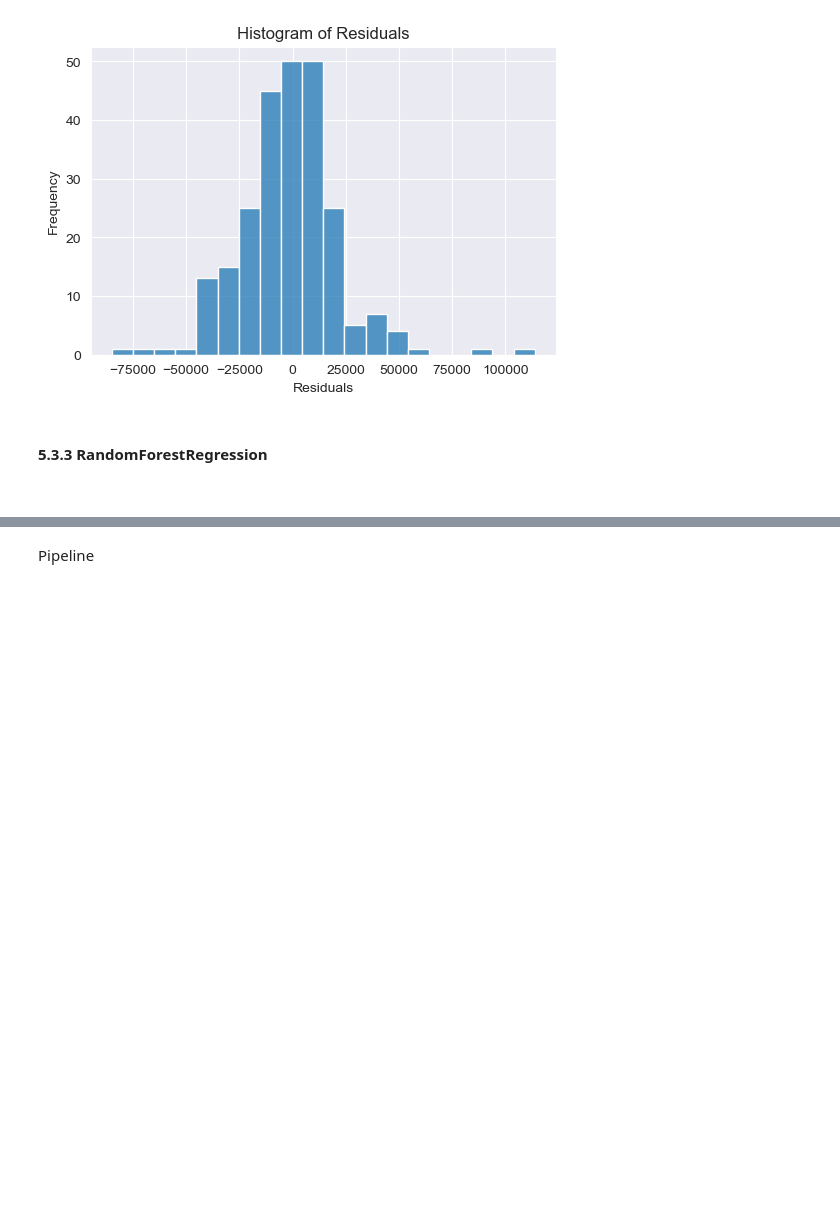
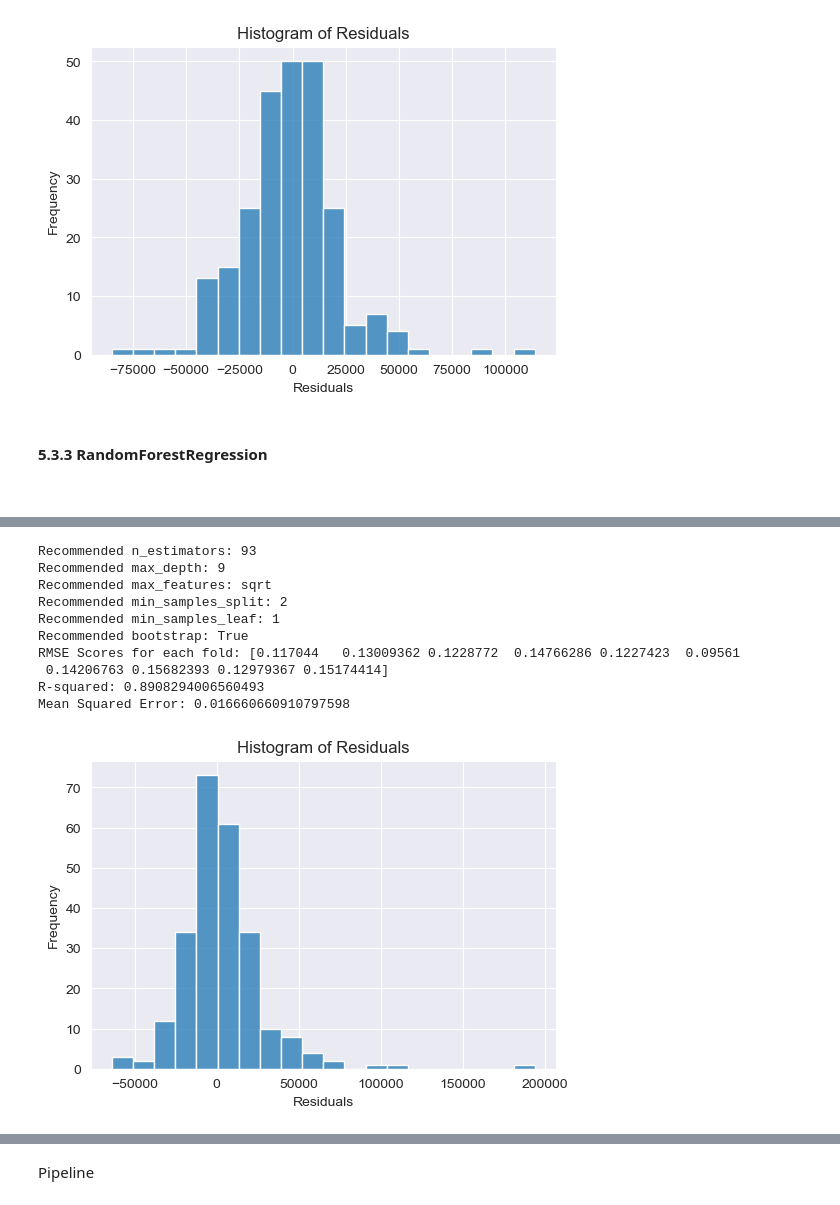
Before and after one commit to zygao930/CS010-Comprehensive-Predictive-Modeling-of-Ames-House-Prices, a Jupyter notebook: Comprehensive Predictive Modeling of Ames House Prices.ipynb, the cells around one changed output, grey strips where cells are left out. Drawn from its saved outputs; the diff is of its cells as text; code cells hidden in the pictures; blank space fills up the shorter version.

Commit message:
update randomsearchcv

```diff
--- a/Comprehensive Predictive Modeling of Ames House Prices.ipynb
+++ b/Comprehensive Predictive Modeling of Ames House Prices.ipynb
@@ -714,8 +714,18 @@ from scipy.stats import uniform,randint
 
 #  Set up the RandomizedSearchCV with appropriate distributions and ranges and find
 model = Ridge(random_state=seed)
-param_grid = {'alpha': uniform(0,10),'tol':uniform(0.01,0.000001),'max_iter':randint(10,1000)}
-rsearch = RandomizedSearchCV(estimator=model, param_distributions=param_grid, n_iter=100, random_state=seed)
+param_grid = {
+              'alpha': uniform(0,10),
+              'tol':uniform(0.01,0.000001),
+              'max_iter':randint(10,1000),
+              'solver':['auto', 'svd', 'cholesky'],
+              }
+
+rsearch = RandomizedSearchCV(estimator=model,
+                             param_distributions=param_grid,
+                             n_iter=100,
+                             random_state=seed)
+
 rsearch.fit(X_train_transformed_df, y_train)
 
 print("Recommended alpha ", rsearch.best_estimator_.alpha)
@@ -728,7 +738,7 @@ model = Ridge(
     fit_intercept=True,                              # Whether to calculate the intercept for this model
     max_iter=rsearch.best_estimator_.max_iter,       # Maximum number of iterations for optimization. None means until convergence.
     tol=rsearch.best_estimator_.tol,                 # Precision of the solution
-    solver='auto',                                   # Algorithm to use in the optimization problem ('auto', 'svd', 'cholesky', 'lsqr', 'sparse_cg', 'sag', 'saga')
+    solver=rsearch.best_estimator_.solver,                                   # Algorithm to use in the optimization problem ('auto', 'svd', 'cholesky', 'lsqr', 'sparse_cg', 'sag', 'saga')
     random_state=seed                                # Seed used by the random number generator
 )
 
@@ -772,0 +761,56 @@ Mean Squared Error: 0.017832242213125963
+# %%
+from sklearn.ensemble import RandomForestRegressor
+
+# Define the base Random Forest model
+model = RandomForestRegressor(random_state=seed)
+
+# Define the parameter grid for RandomizedSearchCV
+param_grid = {
+    'n_estimators': randint(50, 100),      # Number of trees in the forest (uniform distribution between 0 and 500)
+    'max_depth': randint(1, 10),          # Maximum depth of the trees (uniform distribution between 0 and 500)
+    'max_features': ['sqrt', 'log2'],  # Number of features to consider when looking for the best split
+    'min_samples_split': randint(2, 5),   # Minimum number of samples required to split an internal node (uniform distribution between 2 and 20)
+    'min_samples_leaf': randint(1, 5),    # Minimum number of samples required to be at a leaf node (uniform distribution between 1 and 10)
+}
+
+# Perform RandomizedSearchCV
+rsearch = RandomizedSearchCV(estimator=model,
+                             param_distributions=param_grid,
+                             n_iter=100,     # Number of parameter settings that are sampled
+                             random_state=seed)
+
+rsearch.fit(X_train_transformed_df, y_train)
+
+# Print the recommended hyperparameters
+print("Recommended n_estimators:", rsearch.best_estimator_.n_estimators)
+print("Recommended max_depth:", rsearch.best_estimator_.max_depth)
+print("Recommended max_features:", rsearch.best_estimator_.max_features)
+print("Recommended min_samples_split:", rsearch.best_estimator_.min_samples_split)
+print("Recommended min_samples_leaf:", rsearch.best_estimator_.min_samples_leaf)
+print("Recommended bootstrap:", rsearch.best_estimator_.bootstrap)
+
+# Once you have the best parameters, define the model with those parameters
+best_model = RandomForestRegressor(
+    n_estimators=rsearch.best_estimator_.n_estimators,
+    max_depth=rsearch.best_estimator_.max_depth,
+    max_features=rsearch.best_estimator_.max_features,
+    min_samples_split=rsearch.best_estimator_.min_samples_split,
+    min_samples_leaf=rsearch.best_estimator_.min_samples_leaf,
+    bootstrap=True,
+    random_state=seed
+)
+
+# Evaluate the best model
+evaluate_model(best_model, X_train_transformed_df, y_train, X_test_transformed_df, y_test)
+# %% [output]
+Recommended n_estimators: 93
+Recommended max_depth: 9
+Recommended max_features: sqrt
+Recommended min_samples_split: 2
+Recommended min_samples_leaf: 1
+Recommended bootstrap: True
+RMSE Scores for each fold: [0.117044   0.13009362 0.1228772  0.14766286 0.1227423  0.09561
+ 0.14206763 0.15682393 0.12979367 0.15174414]
+R-squared: 0.8908294006560493
+Mean Squared Error: 0.016660660910797598
+[figure, added]
```
Also changed, not shown: parts of 7 cells of this notebook.
